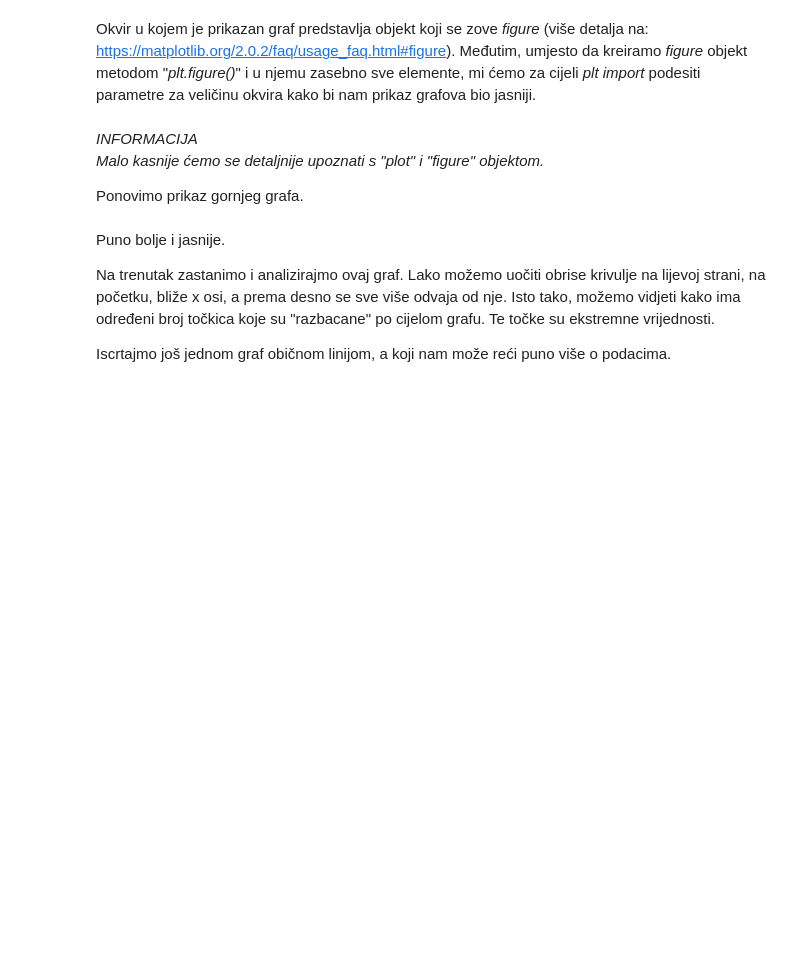
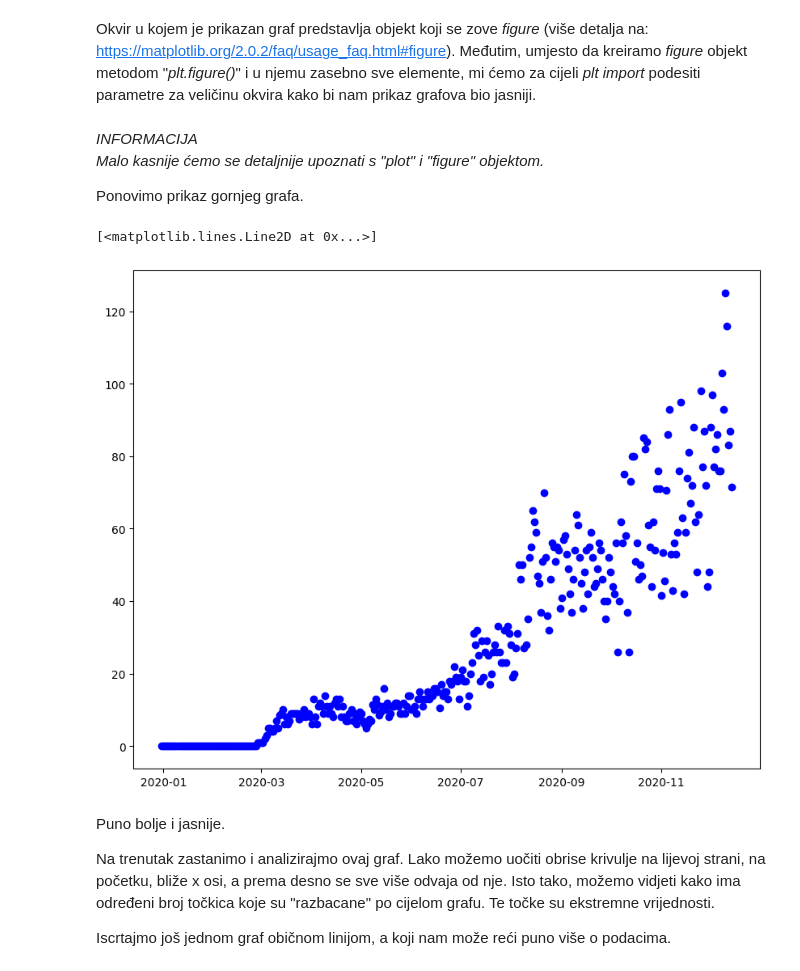
Before and after one commit to py-dev-algebra/py-jupyter-nb, a Jupyter notebook: 03 - Matplotlib/Matplotlib vizualizacija podataka.ipynb, the cells around one changed output. Cells and saved outputs as stored; diff of their text form; code cells hidden in the pictures; blank space fills up the shorter version.

```diff
--- a/03 - Matplotlib/Matplotlib vizualizacija podataka.ipynb
+++ b/03 - Matplotlib/Matplotlib vizualizacija podataka.ipynb
@@ -113,11 +113,19 @@ U nastavku su primjeri formatiranja linija grafa.
 |x|-.|c|x-.c|ljubičasta (cyan) crta-točka linija s x-ićima|
 # %% [markdown]
 Okvir u kojem je prikazan graf predstavlja objekt koji se zove *figure* (više detalja na: https://matplotlib.org/2.0.2/faq/usage_faq.html#figure). Međutim, umjesto da kreiramo *figure* objekt metodom "*plt.figure()*" i u njemu zasebno sve elemente, mi ćemo za cijeli *plt import* podesiti parametre za veličinu okvira kako bi nam prikaz grafova bio jasniji.
+# %%
+plt.rcParams['figure.figsize'] = [10, 8] # ovo je velicina 1000px X 800px
+plt.rcParams['figure.dpi'] = 100 # gustoca prikaza dpi -> dots per inch
 # %% [markdown]
 *INFORMACIJA<br>
 Malo kasnije ćemo se detaljnije upoznati s "plot" i "figure" objektom.*
 
 Ponovimo prikaz gornjeg grafa.
+# %%
+plt.plot(cases_plot.dateRep, cases_plot.cases, 'ob')
+# %% [output]
+[<matplotlib.lines.Line2D at 0x...>]
+[figure, added]
 # %% [markdown]
 Puno bolje i jasnije.
 
```
Also changed, not shown: parts of 12 cells of this notebook.
